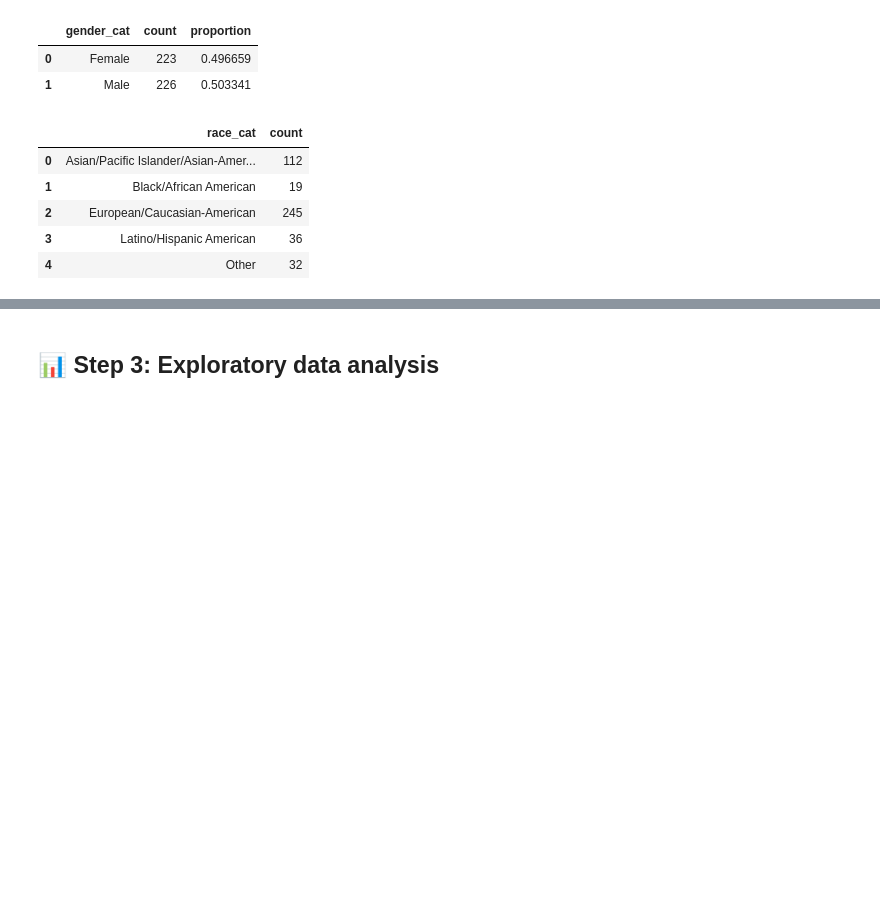
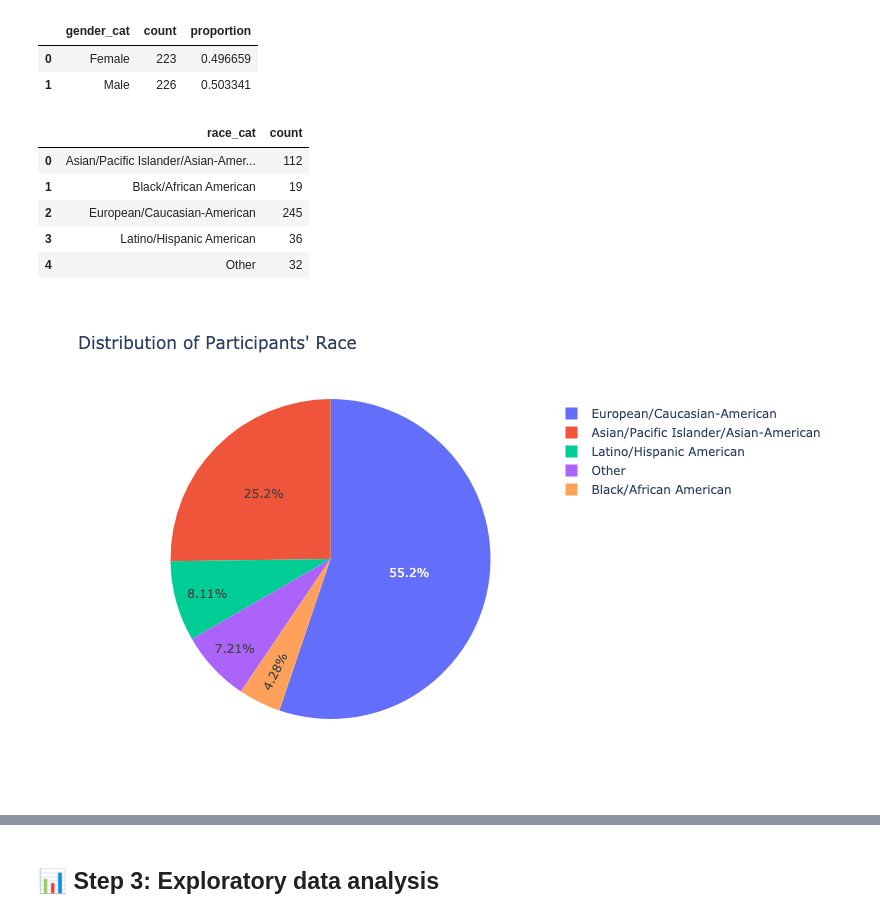
Before and after one commit to sonydata/speed_dating_analysis, a Jupyter notebook: Speed_dating_analysis.ipynb, the cells around one changed output, grey strips where cells are left out. Saved outputs shown, nothing was run; the diff lists cells and outputs as text; code cells hidden in the pictures; blank space fills up the shorter version.

```diff
--- a/Speed_dating_analysis.ipynb
+++ b/Speed_dating_analysis.ipynb
@@ -401,24 +405,25 @@ display(grouped_gender_cat)
 # %%
 # Describe participants' race
 
 grouped_race_cat = df.groupby('race_cat')['iid'].nunique().reset_index()
 grouped_race_cat.columns = ['race_cat', 'count']
 display(grouped_race_cat)
 
 # Create a pie chart
 fig = px.pie(grouped_race_cat, names='race_cat', values='count',
              title="Distribution of Participants' Race", width=WIDTH)
-fig.show()
+#fig.show()
 
 fig.write_image("images/race_distribution.png", width = WIDTH)
-![race_distribution](images/race_distribution.png)
+Image(filename="images/race_distribution.png")
 # %% [output]
 |  | race_cat | count |
 | 0 | Asian/Pacific Islander/Asian-Amer... | 112 |
 | 1 | Black/African American | 19 |
 | 2 | European/Caucasian-American | 245 |
 | 3 | Latino/Hispanic American | 36 |
 | 4 | Other | 32 |
+[figure, added]
 # %%
 # Get the counts for each goal category
 
```
Also changed, not shown: parts of 12 cells of this notebook, 2 other files.
